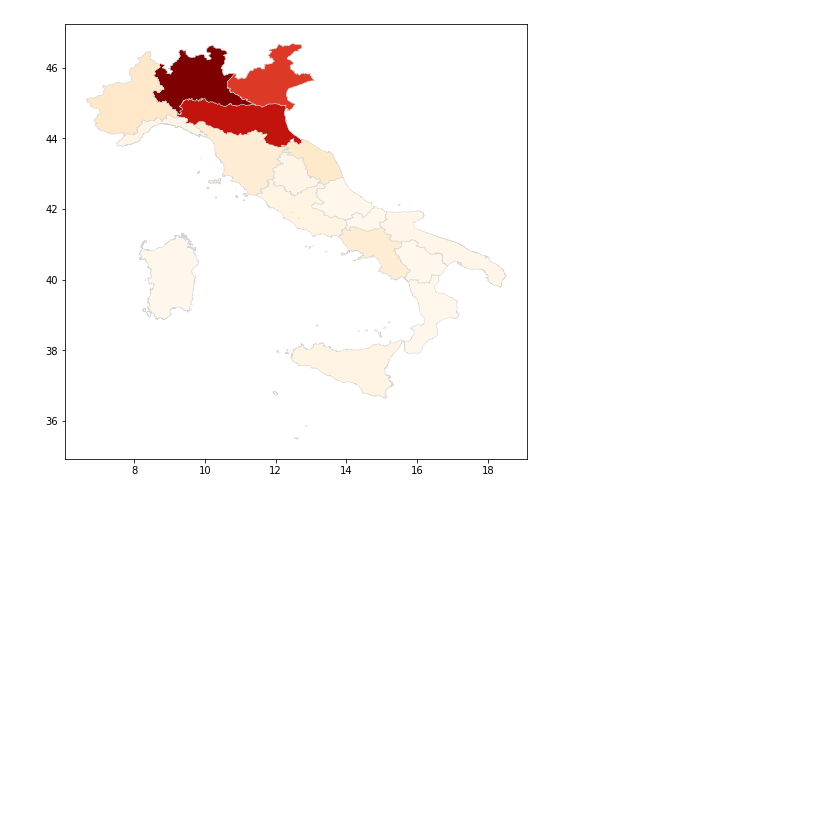
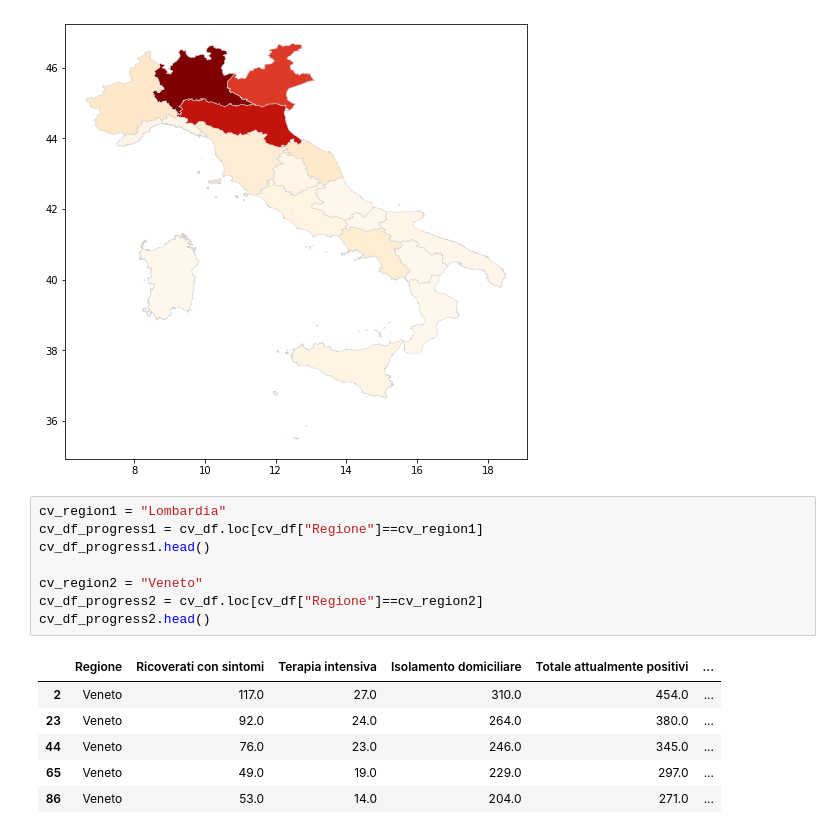
Before and after one commit to enricofer/python_giscience_2020, a Jupyter notebook: MODULI/py/COVID19-analisi per regioni.ipynb, the cells around one changed output. Drawn from its saved outputs; the diff is of its cells as text; blank space fills up the shorter version.

```diff
--- a/MODULI/py/COVID19-analisi per regioni.ipynb
+++ b/MODULI/py/COVID19-analisi per regioni.ipynb
@@ -69,3 +67,18 @@ cv_df_geo.plot(column='Isolamento domiciliare',cmap='OrRd', edgecolor = "lightgr
 # %% [output]
 <matplotlib.axes._subplots.AxesSubplot at 0x...>
 [figure]
+# %%
+cv_region1 = "Lombardia"
+cv_df_progress1 = cv_df.loc[cv_df["Regione"]==cv_region1]
+cv_df_progress1.head()
+
+cv_region2 = "Veneto"
+cv_df_progress2 = cv_df.loc[cv_df["Regione"]==cv_region2]
+cv_df_progress2.head()
+# %% [output]
+|  | Regione | Ricoverati con sintomi | Terapia intensiva | Isolamento domiciliare | Totale attualmente positivi | ... |
+| 2 | Veneto | 117.0 | 27.0 | 310.0 | 454.0 | ... |
+| 23 | Veneto | 92.0 | 24.0 | 264.0 | 380.0 | ... |
+| 44 | Veneto | 76.0 | 23.0 | 246.0 | 345.0 | ... |
+| 65 | Veneto | 49.0 | 19.0 | 229.0 | 297.0 | ... |
+| 86 | Veneto | 53.0 | 14.0 | 204.0 | 271.0 | ... |
```
Also changed, not shown: parts of 4 cells of this notebook.
